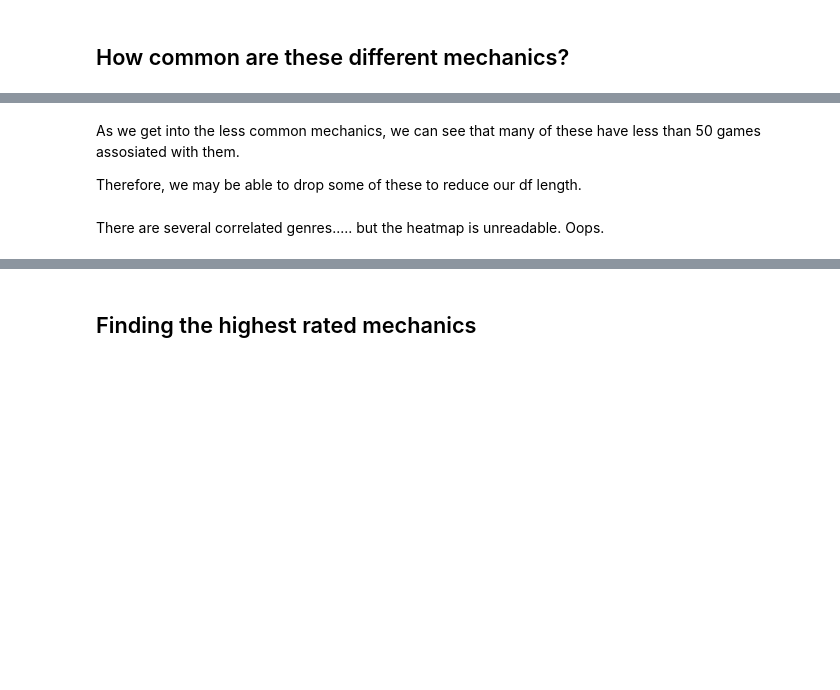
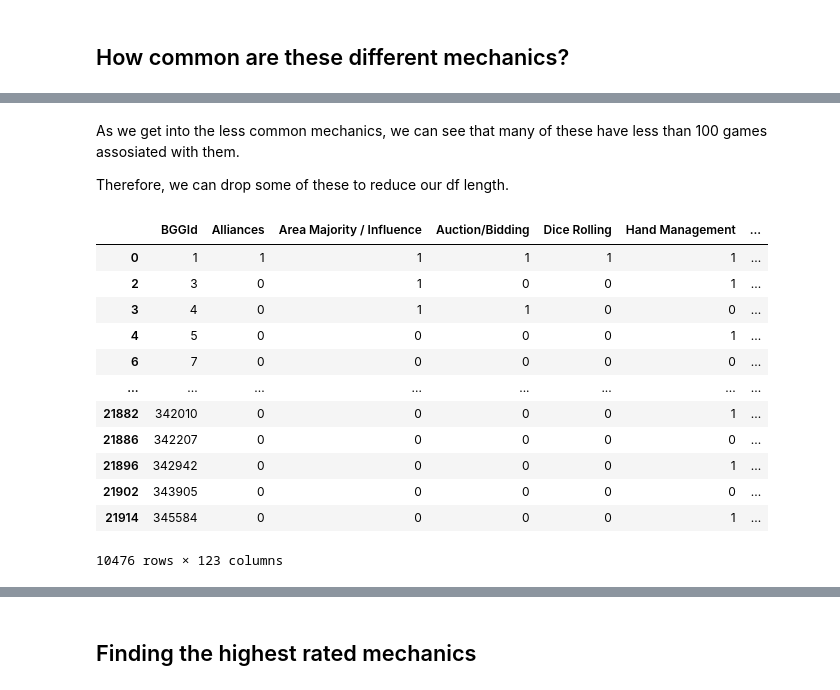
Before and after one commit to mcumiskey/Meeple-Matchmaker, a Jupyter notebook: EDA.ipynb, the cells around one changed output, grey strips where cells are left out. Drawn from its saved outputs; the diff is of its cells as text; code cells hidden in the pictures; blank space fills up the shorter version.

```diff
--- a/EDA.ipynb
+++ b/EDA.ipynb
@@ -228,8 +344,8 @@ mechanics_df.head()
 # %%
 mechanics_series = pd.Series()
-for col in mechanics_df.columns:
+for col in game_mechanics_df.columns:
     if col != 'BGGId':
-        mechanics_series[col] = sum(mechanics_df[col])
+        mechanics_series[col] = sum(game_mechanics_df[col])
 
 mechanics_series.index
 # %% [output]
@@ -269,14 +389,15 @@ Dice rolling and Hand management are the most common mechanics!  Set colection,
 # %%
-mechanics_popular = mechanics_series[-99:]
-fig = px.histogram(mechanics_popular, x= mechanics_popular.index, y=mechanics_popular)
+mechanics_popular = mechanics_series[-35:]
+fig = px.histogram(mechanics_popular, x= mechanics_popular.index, y=mechanics_popular, color_discrete_sequence = color_pallete)
 
 fig.update_layout(
     xaxis_title_text='Mechanic Featured', # xaxis label
     yaxis_title_text='Number of Games', # yaxis label
+    yaxis_range=[0,500]
 )
 
 fig.show()
 # %% [markdown]
-As we get into the less common mechanics, we can see that many of these have less than 50 games assosiated with them.
+As we get into the less common mechanics, we can see that many of these have less than 100 games assosiated with them.
 
-Therefore, we may be able to drop some of these to reduce our df length.
+Therefore, we can drop some of these to reduce our df length.
@@ -293,2 +404,21 @@ Therefore, we may be able to drop some of these to reduce our df length.
-# %% [markdown]
-There are several correlated genres..... but the heatmap is unreadable. Oops.
+# %%
+droplist = mechanics_popular.index[-100:]
+# %%
+for m in droplist:
+    game_mechanics_df = game_mechanics_df.drop(columns=[m])
+# %%
+game_mechanics_df
+# %% [output]
+|  | BGGId | Alliances | Area Majority / Influence | Auction/Bidding | Dice Rolling | Hand Management | ... |
+| 0 | 1 | 1 | 1 | 1 | 1 | 1 | ... |
+| 2 | 3 | 0 | 1 | 0 | 0 | 1 | ... |
+| 3 | 4 | 0 | 1 | 1 | 0 | 0 | ... |
+| 4 | 5 | 0 | 0 | 0 | 0 | 1 | ... |
+| 6 | 7 | 0 | 0 | 0 | 0 | 0 | ... |
+| ... | ... | ... | ... | ... | ... | ... | ... |
+| 21882 | 342010 | 0 | 0 | 0 | 0 | 1 | ... |
+| 21886 | 342207 | 0 | 0 | 0 | 0 | 0 | ... |
+| 21896 | 342942 | 0 | 0 | 0 | 0 | 1 | ... |
+| 21902 | 343905 | 0 | 0 | 0 | 0 | 0 | ... |
+| 21914 | 345584 | 0 | 0 | 0 | 0 | 1 | ... |
+10476 rows × 123 columns
```
Also changed, not shown: parts of 75 cells of this notebook, 2 other files.
